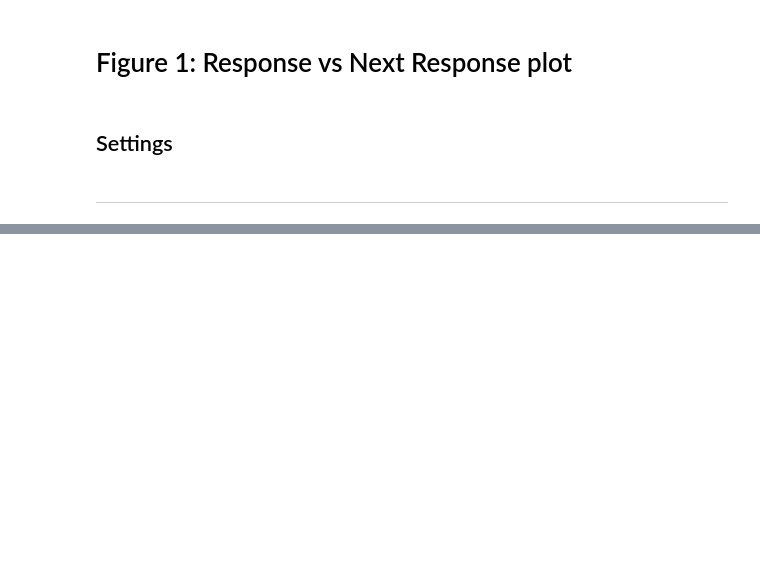
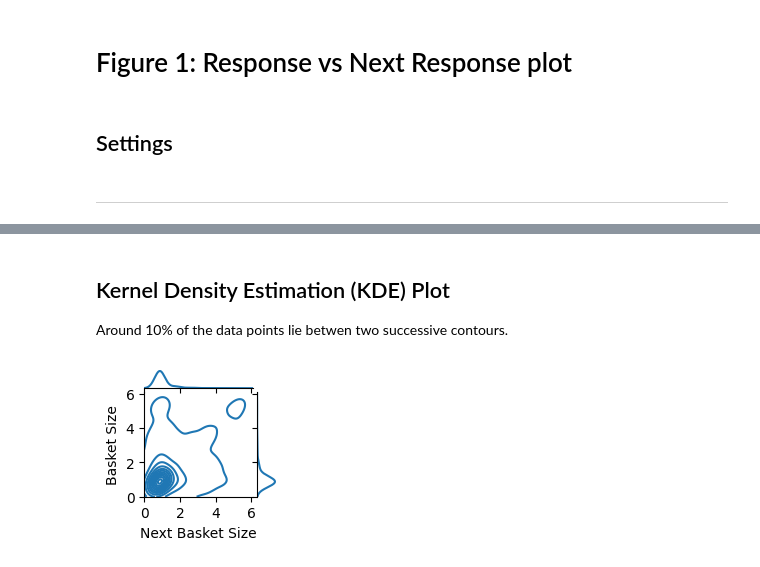
Before and after one commit to liuchbryan/oce-ecomm-abv-calculation, a Jupyter notebook: Response vs Next Response.ipynb, the cells around one changed output, grey strips where cells are left out. Saved outputs shown, nothing was run; the diff lists cells and outputs as text; code cells hidden in the pictures; blank space fills up the shorter version.

```diff
--- a/Response vs Next Response.ipynb
+++ b/Response vs Next Response.ipynb
@@ -72,16 +85,25 @@ dark_rayfish_baby_plot.savefig(
+# %% [markdown]
+## Kernel Density Estimation (KDE) Plot
+
+Around 10% of the data points lie betwen two successive contours.
 # %%
 light_rayfish_plot = (
     kde_plot(
         plot_dataset_df=plot_dataset_df,
         plot_params=plot_params,
         response_col=response_col,
         size=figsize
     )
 )
 
-if normalize and not (("olist" in dataset_name) and (response_col == "r_BasketSize")):
-    light_rayfish_plot.ax_joint.set(xticks=[0,1,2,3], yticks=[0,1,2,3])
+if normalize:
+    if ("olist" in dataset_name) and (response_col == "r_BasketSize"):
+        light_rayfish_plot.ax_joint.set(xticks=[0,2,4,6], yticks=[0,2,4,6])
+    else:
+        light_rayfish_plot.ax_joint.set(xticks=[0,1,2,3], yticks=[0,1,2,3])
 
 light_rayfish_plot.savefig(
     output_file_path(dataset_name, response_col, normalize, plot_type="kde")
 )
+# %% [output]
+[figure, added]
```
Also changed, not shown: parts of 5 cells of this notebook, 2 other files.
